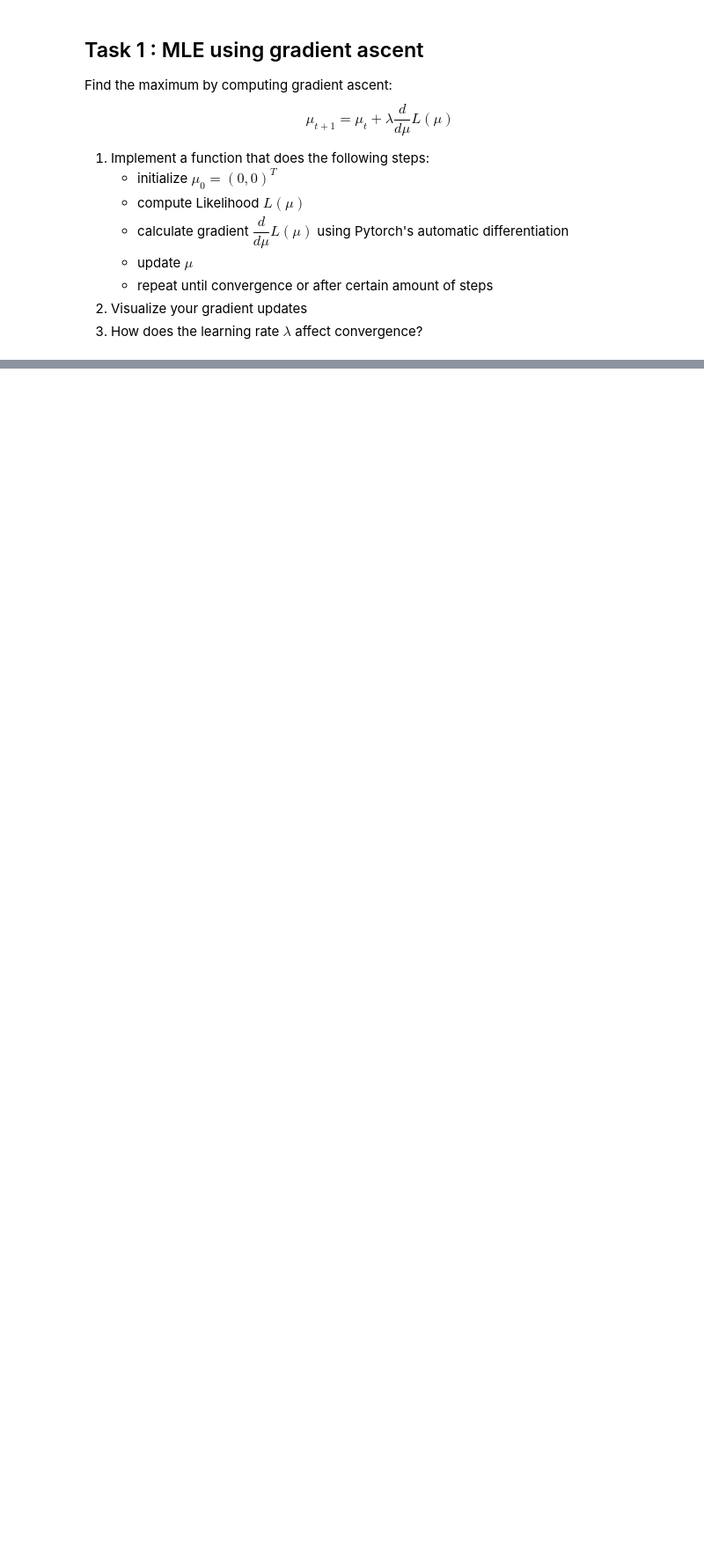
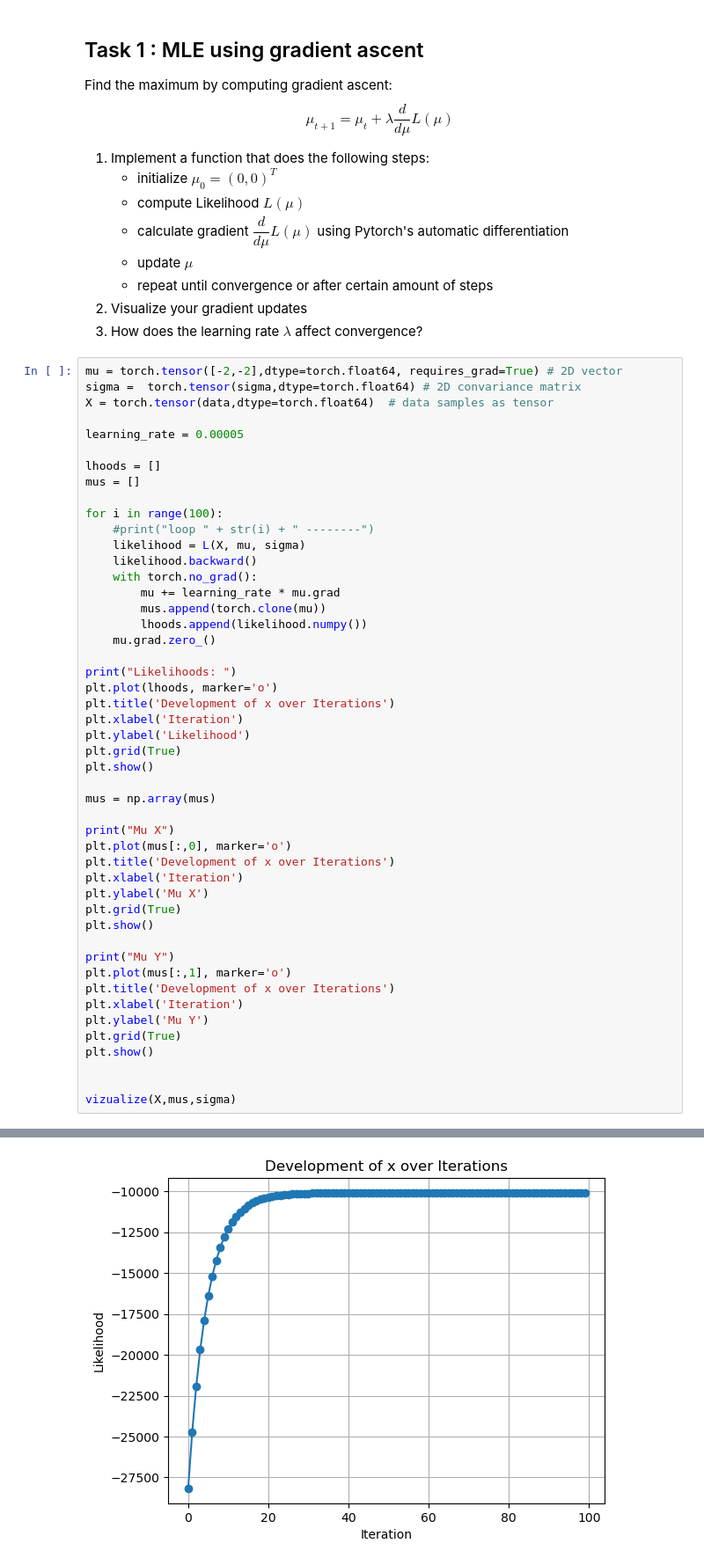
Before and after one commit to aalolexx/TUB-AIA-exercise-notebooks, a Jupyter notebook: assignment-1/a1_2/a1_2.ipynb, the cells around one changed output, grey strips where cells are left out. Shown: that part at 88% size. Drawn from its saved outputs; the diff is of its cells as text; blank space fills up the shorter version.

```diff
--- a/assignment-1/a1_2/a1_2.ipynb
+++ b/assignment-1/a1_2/a1_2.ipynb
@@ -144,3 +144,52 @@ $$ \mu_{t+1} = \mu_{t} + \lambda \dfrac{d}{d \mu}L(\mu) $$
     - repeat until convergence or after certain amount of steps
 2. Visualize your gradient updates
 3. How does the learning rate $\lambda$ affect convergence?
+# %%
+mu = torch.tensor([-2,-2],dtype=torch.float64, requires_grad=True) # 2D vector
+sigma =  torch.tensor(sigma,dtype=torch.float64) # 2D convariance matrix
+X = torch.tensor(data,dtype=torch.float64)  # data samples as tensor
+
+learning_rate = 0.00005
+
+lhoods = []
+mus = []
+
+for i in range(100):
+    #print("loop " + str(i) + " --------")
+    likelihood = L(X, mu, sigma)
+    likelihood.backward()
+    with torch.no_grad():
+        mu += learning_rate * mu.grad
+        mus.append(torch.clone(mu))
+        lhoods.append(likelihood.numpy())
+    mu.grad.zero_()
+
+print("Likelihoods: ")
+plt.plot(lhoods, marker='o')
+plt.title('Development of x over Iterations')
+plt.xlabel('Iteration')
+plt.ylabel('Likelihood')
+plt.grid(True)
+plt.show()
+
+mus = np.array(mus)
+
+print("Mu X")
+plt.plot(mus[:,0], marker='o')
+plt.title('Development of x over Iterations')
+plt.xlabel('Iteration')
+plt.ylabel('Mu X')
+plt.grid(True)
+plt.show()
+
+print("Mu Y")
+plt.plot(mus[:,1], marker='o')
+plt.title('Development of x over Iterations')
+plt.xlabel('Iteration')
+plt.ylabel('Mu Y')
+plt.grid(True)
+plt.show()
+
+
+vizualize(X,mus,sigma)
+# %% [output]
@@ -146,0 +197 @@ $$ \mu_{t+1} = \mu_{t} + \lambda \dfrac{d}{d \mu}L(\mu) $$
+[figure, added]
```
Also changed, not shown: parts of 3 cells of this notebook.
